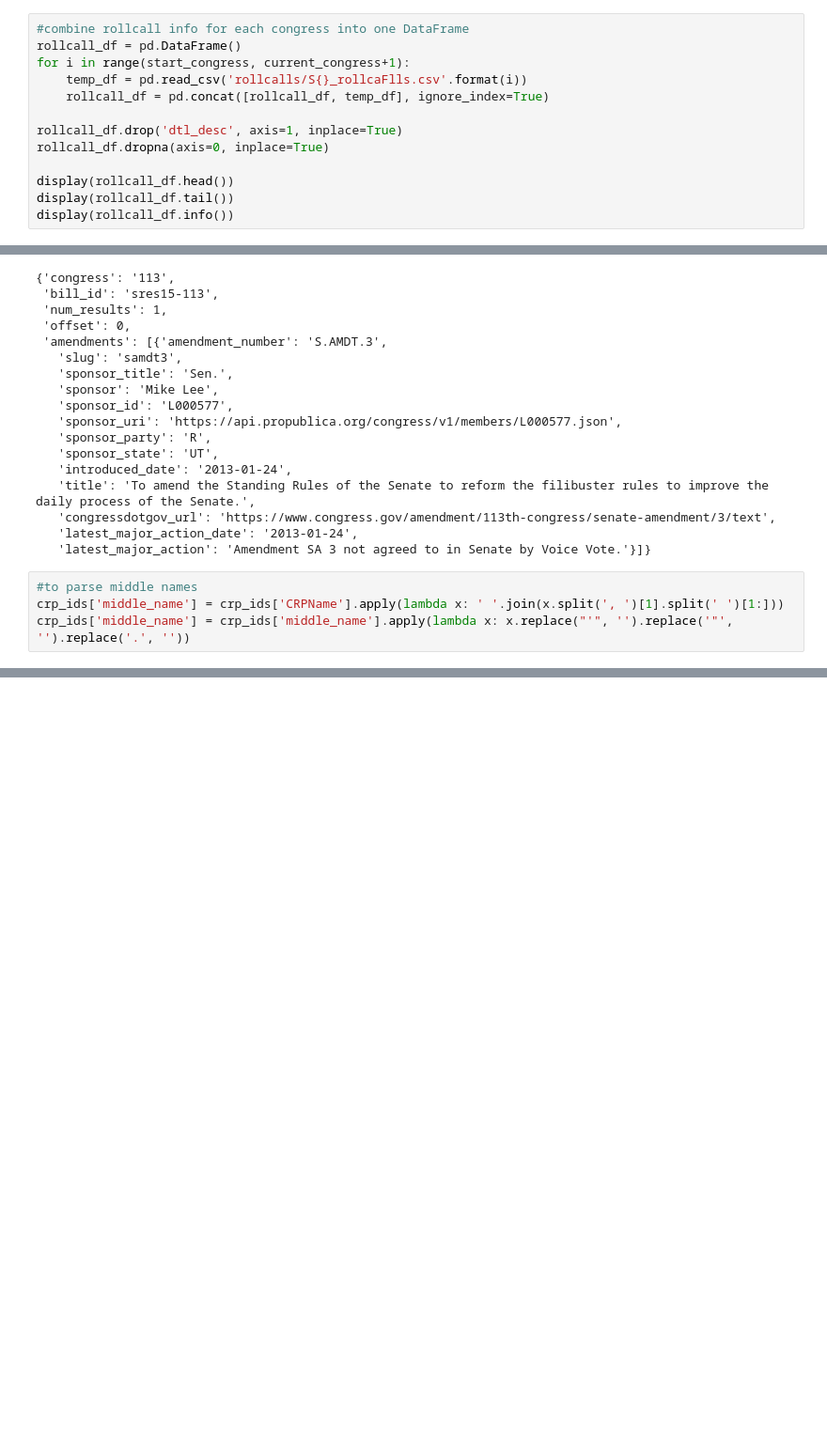
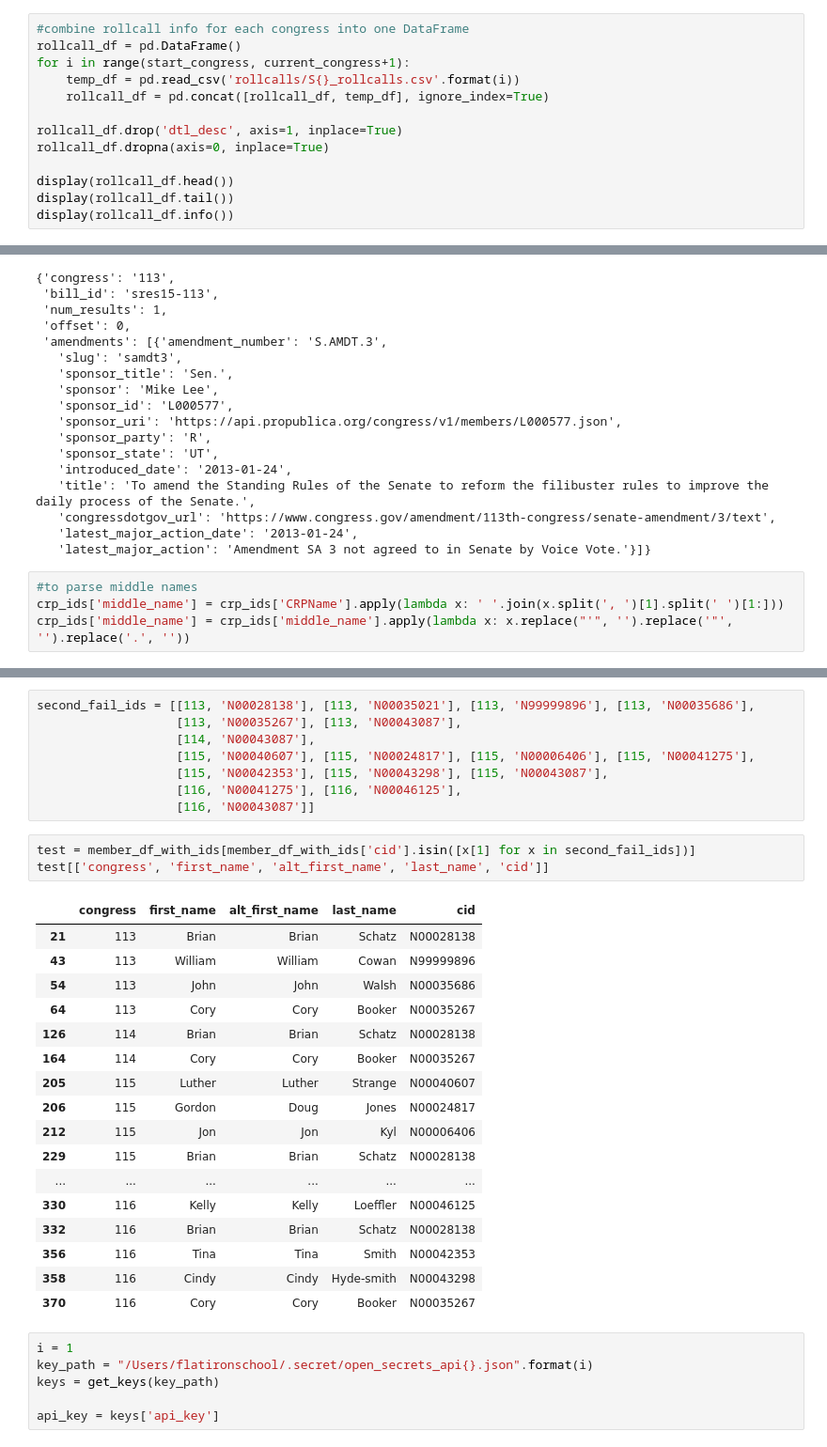
Before and after one commit to zapatos24/senator_nlp_vote_prediction, a Jupyter notebook: sm_project_data_gathering.ipynb, the cells around one changed output, grey strips where cells are left out. Shown at 94% size. Cells and saved outputs as stored; diff of their text form; blank space fills up the shorter version.

```diff
--- a/sm_project_data_gathering.ipynb
+++ b/sm_project_data_gathering.ipynb
@@ -98,7 +101,7 @@ def get_voteview_csv_content(content_type, current_congress_num):
 #combine rollcall info for each congress into one DataFrame
 rollcall_df = pd.DataFrame()
 for i in range(start_congress, current_congress+1):
-    temp_df = pd.read_csv('rollcalls/S{}_rollcaFlls.csv'.format(i))
+    temp_df = pd.read_csv('rollcalls/S{}_rollcalls.csv'.format(i))
     rollcall_df = pd.concat([rollcall_df, temp_df], ignore_index=True)
 
 rollcall_df.drop('dtl_desc', axis=1, inplace=True)
@@ -948,0 +960,35 @@ crp_ids['middle_name'] = crp_ids['middle_name'].apply(lambda x: x.replace("'", '
+# %%
+second_fail_ids = [[113, 'N00028138'], [113, 'N00035021'], [113, 'N99999896'], [113, 'N00035686'],
+                   [113, 'N00035267'], [113, 'N00043087'],
+                   [114, 'N00043087'],
+                   [115, 'N00040607'], [115, 'N00024817'], [115, 'N00006406'], [115, 'N00041275'],
+                   [115, 'N00042353'], [115, 'N00043298'], [115, 'N00043087'],
+                   [116, 'N00041275'], [116, 'N00046125'],
+                   [116, 'N00043087']]
+# %%
+test = member_df_with_ids[member_df_with_ids['cid'].isin([x[1] for x in second_fail_ids])]
+test[['congress', 'first_name', 'alt_first_name', 'last_name', 'cid']]
+# %% [output]
+|  | congress | first_name | alt_first_name | last_name | cid |
+| 21 | 113 | Brian | Brian | Schatz | N00028138 |
+| 43 | 113 | William | William | Cowan | N99999896 |
+| 54 | 113 | John | John | Walsh | N00035686 |
+| 64 | 113 | Cory | Cory | Booker | N00035267 |
+| 126 | 114 | Brian | Brian | Schatz | N00028138 |
+| 164 | 114 | Cory | Cory | Booker | N00035267 |
+| 205 | 115 | Luther | Luther | Strange | N00040607 |
+| 206 | 115 | Gordon | Doug | Jones | N00024817 |
+| 212 | 115 | Jon | Jon | Kyl | N00006406 |
+| 229 | 115 | Brian | Brian | Schatz | N00028138 |
+| ... | ... | ... | ... | ... | ... |
+| 330 | 116 | Kelly | Kelly | Loeffler | N00046125 |
+| 332 | 116 | Brian | Brian | Schatz | N00028138 |
+| 356 | 116 | Tina | Tina | Smith | N00042353 |
+| 358 | 116 | Cindy | Cindy | Hyde-smith | N00043298 |
+| 370 | 116 | Cory | Cory | Booker | N00035267 |
+# %%
+i = 1
+key_path = "/Users/flatironschool/.secret/open_secrets_api{}.json".format(i)
+keys = get_keys(key_path)
+
+api_key = keys['api_key']
```
Also changed, not shown: parts of 35 cells of this notebook, 41 other files.
